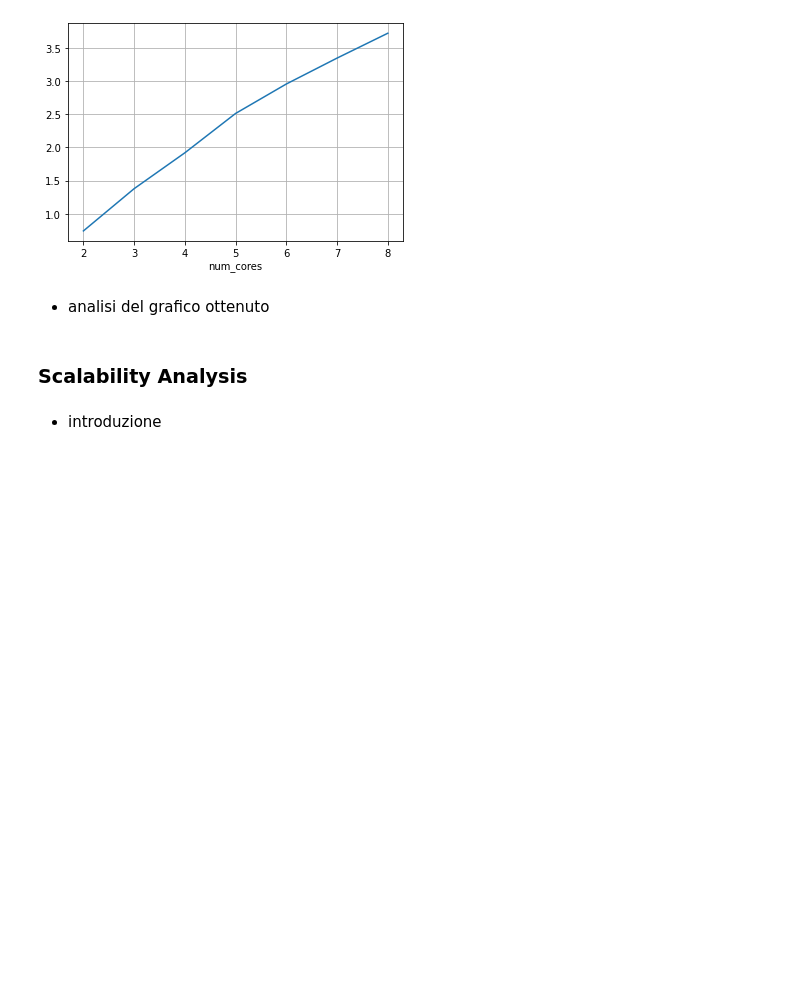
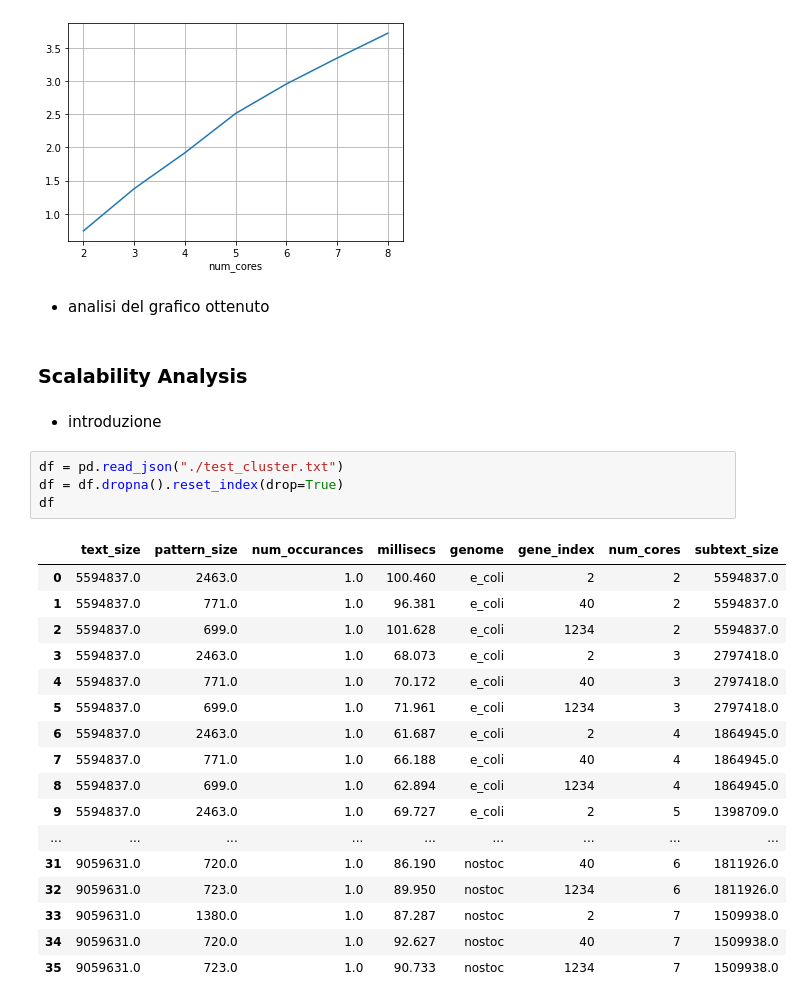
Before and after one commit to Davide-Lotito/ACA_project, a Jupyter notebook: presentation/notebook.ipynb, the cells around one changed output. Drawn from its saved outputs; the diff is of its cells as text; blank space fills up the shorter version.

```diff
--- a/presentation/notebook.ipynb
+++ b/presentation/notebook.ipynb
@@ -399,4 +399,26 @@ plt.grid()
 ### Scalability Analysis
 # %% [markdown]
 * introduzione
+# %%
+df = pd.read_json("./test_cluster.txt")
+df = df.dropna().reset_index(drop=True)
+df
+# %% [output]
+|  | text_size | pattern_size | num_occurances | millisecs | genome | gene_index | num_cores | subtext_size |
+| 0 | 5594837.0 | 2463.0 | 1.0 | 100.460 | e_coli | 2 | 2 | 5594837.0 |
+| 1 | 5594837.0 | 771.0 | 1.0 | 96.381 | e_coli | 40 | 2 | 5594837.0 |
+| 2 | 5594837.0 | 699.0 | 1.0 | 101.628 | e_coli | 1234 | 2 | 5594837.0 |
+| 3 | 5594837.0 | 2463.0 | 1.0 | 68.073 | e_coli | 2 | 3 | 2797418.0 |
+| 4 | 5594837.0 | 771.0 | 1.0 | 70.172 | e_coli | 40 | 3 | 2797418.0 |
+| 5 | 5594837.0 | 699.0 | 1.0 | 71.961 | e_coli | 1234 | 3 | 2797418.0 |
+| 6 | 5594837.0 | 2463.0 | 1.0 | 61.687 | e_coli | 2 | 4 | 1864945.0 |
+| 7 | 5594837.0 | 771.0 | 1.0 | 66.188 | e_coli | 40 | 4 | 1864945.0 |
+| 8 | 5594837.0 | 699.0 | 1.0 | 62.894 | e_coli | 1234 | 4 | 1864945.0 |
+| 9 | 5594837.0 | 2463.0 | 1.0 | 69.727 | e_coli | 2 | 5 | 1398709.0 |
+| ... | ... | ... | ... | ... | ... | ... | ... | ... |
+| 31 | 9059631.0 | 720.0 | 1.0 | 86.190 | nostoc | 40 | 6 | 1811926.0 |
+| 32 | 9059631.0 | 723.0 | 1.0 | 89.950 | nostoc | 1234 | 6 | 1811926.0 |
+| 33 | 9059631.0 | 1380.0 | 1.0 | 87.287 | nostoc | 2 | 7 | 1509938.0 |
+| 34 | 9059631.0 | 720.0 | 1.0 | 92.627 | nostoc | 40 | 7 | 1509938.0 |
+| 35 | 9059631.0 | 723.0 | 1.0 | 90.733 | nostoc | 1234 | 7 | 1509938.0 |
 # %% [markdown]
```
Also changed, not shown: parts of 4 cells of this notebook, 1 other file.
